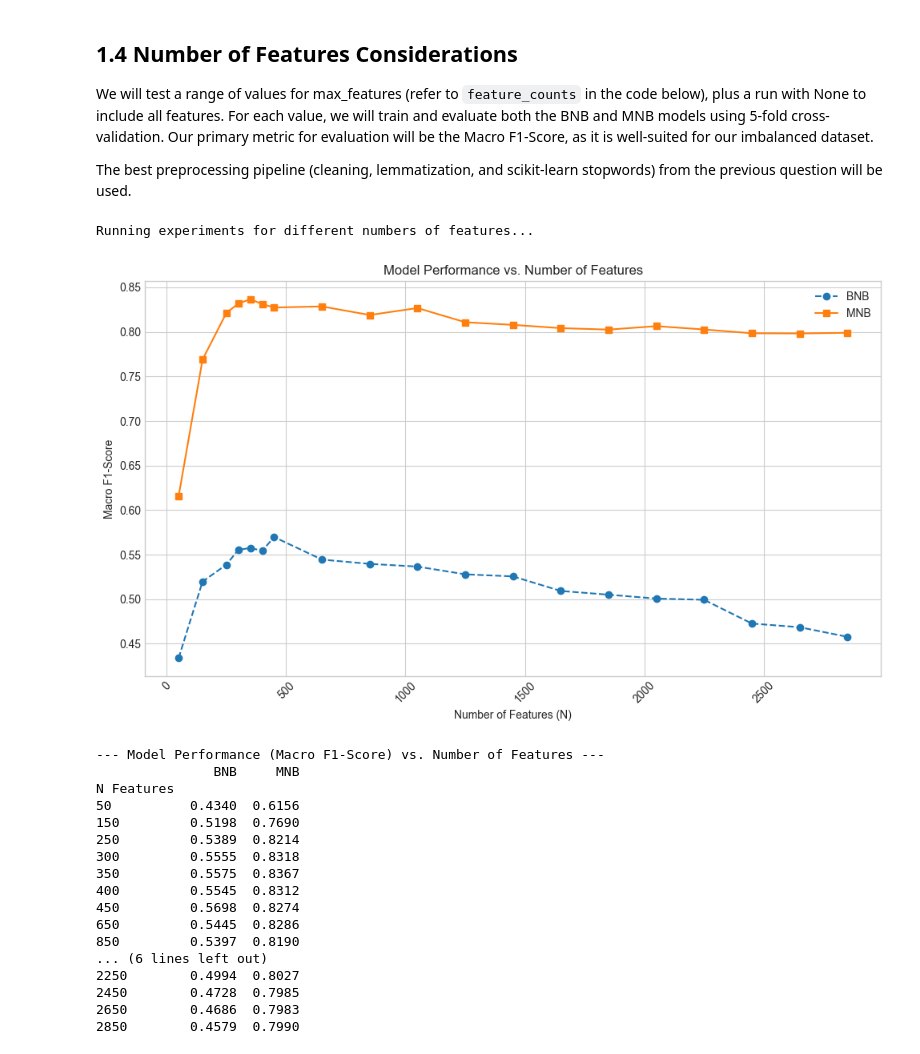
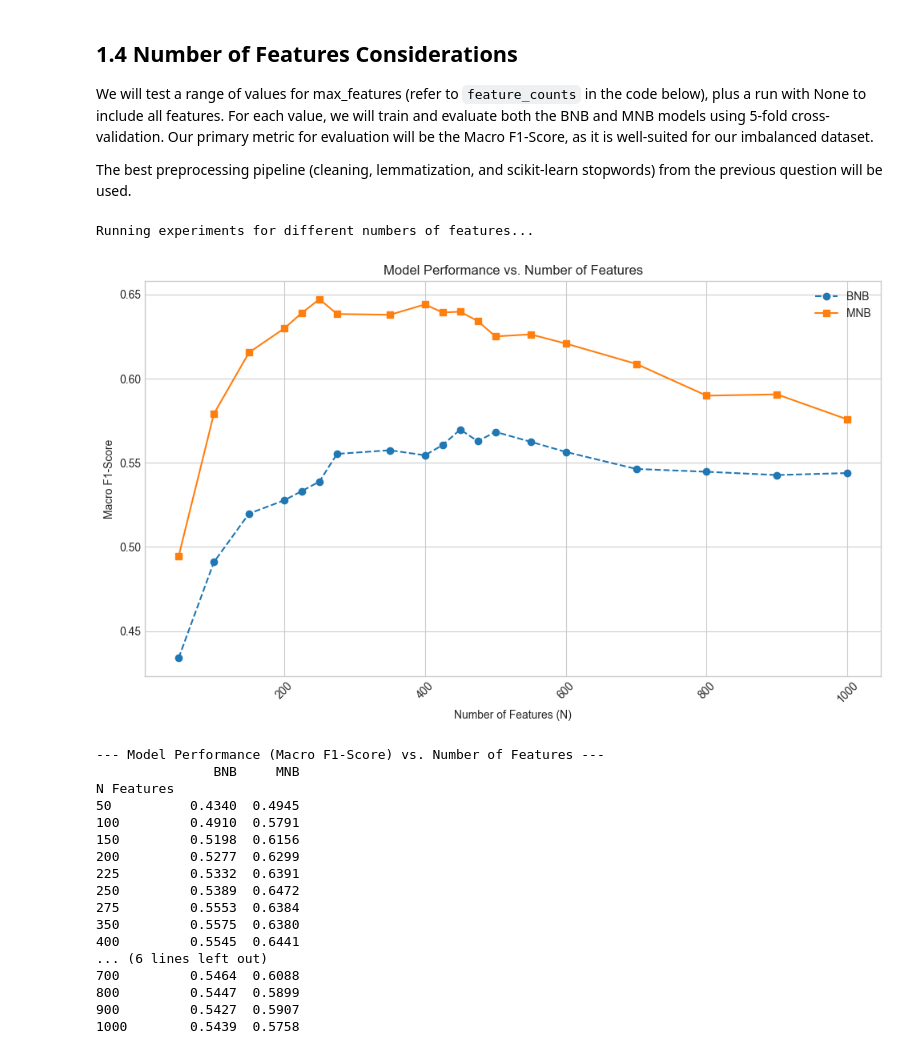
Before and after one commit to axyn45/comp9727-25t2, a Jupyter notebook: assignment/main.ipynb, the cells around one changed output. Saved outputs shown, nothing was run; the diff lists cells and outputs as text; code cells hidden in the pictures.

```diff
--- a/assignment/main.ipynb
+++ b/assignment/main.ipynb
@@ -274,7 +277,7 @@ For this evaluation, our main metrics will be:
 We will now evaluate the BNB and MNB models using the best preprocessing pipeline identified previously (Clean + Sklearn Stopwords + Lemmatize) and 5-fold cross-validation. We use cross_val_predict to get the predictions for each song, which allows us to generate a detailed classification report and a confusion matrix.
 # %%
 
-from sklearn.feature_extraction.text import CountVectorizer
+# from sklearn.feature_extraction.text import CountVectorizer
 from sklearn.naive_bayes import MultinomialNB, BernoulliNB
 from sklearn.pipeline import Pipeline
 from sklearn.model_selection import cross_val_predict
@@ -285,12 +288,12 @@ def best_preprocessor(text):
     return lemmatize_text(clean_text(text))
 
 # prepare data
-df['document'] = df['artist_name'] + ' ' + df['track_name'] + ' ' + df['genre'] + ' ' + df['lyrics']+ ' ' + df['year']
+df['document'] = df['artist_name'] + ' ' + df['track_name'] + ' ' + df['genre'] + ' ' + df['lyrics']
 X = df['document']
 y = df['topic']
 
 # define the models within a pipeline
-vectorizer = CountVectorizer(preprocessor=best_preprocessor, stop_words='english')
+vectorizer = TfidfVectorizer(preprocessor=best_preprocessor, stop_words='english')
 
 # BNB Pipeline
 bnb_pipeline = Pipeline([
@@ -392,13 +412,15 @@ y = df['topic']
 
 # testing with a smaller gap between 250 and 450 to more accurately approach the peak value
 feature_counts = [i for i in range(50,250,100)]+[i for i in range(250,450,50)]+[i for i in range(450,3000,200)]
+feature_counts = [50,100,150,200,225,250,275,350,400,425,450,475,500,550,600,700,800,900,1000]
+
 results = []
 
 # run the experiment
 print("Running experiments for different numbers of features...")
 for n in feature_counts:
     # create vectorizer with the specified max_features
-    vectorizer = CountVectorizer(
+    vectorizer = TfidfVectorizer(
         preprocessor=best_preprocessor,
         stop_words='english',
         max_features=n
@@ -418,50 +440,52 @@ for n in feature_counts:
 
 # convert results to DataFrame for easy plotting and display
 results_df = pd.DataFrame(results).set_index('N Features')
 
+## TODO
+andansdioaidn
 # get the total number of features when N is None
-temp_vect = CountVectorizer(preprocessor=best_preprocessor, stop_words='english', max_features=None)
+temp_vect = TfidfVectorizer(preprocessor=best_preprocessor, stop_words='english', max_features=None)
 temp_vect.fit(X)
 total_features = len(temp_vect.get_feature_names_out())
 results_df.rename(index={'All': total_features}, inplace=True)
 
 
 # plot the results
 plt.style.use('seaborn-v0_8-whitegrid')
 plt.figure(figsize=(10, 6))
 plt.plot(results_df.index, results_df['BNB'], marker='o', linestyle='--', label='BNB')
 plt.plot(results_df.index, results_df['MNB'], marker='s', linestyle='-', label='MNB')
 
 plt.title('Model Performance vs. Number of Features')
 plt.xlabel('Number of Features (N)')
 plt.ylabel('Macro F1-Score')
 plt.legend()
 plt.xticks(rotation=45)
 plt.tight_layout()
 plt.savefig('feature_performance.png')
 plt.show()
 
 # display the results table
 print("\n--- Model Performance (Macro F1-Score) vs. Number of Features ---")
 print(results_df.round(4))
 # %% [output]
 Running experiments for different numbers of features...
-[figure, old version]
+[figure, new version]
 --- Model Performance (Macro F1-Score) vs. Number of Features ---
                BNB     MNB
 N Features
-50          0.4340  0.6156
-150         0.5198  0.7690
-250         0.5389  0.8214
-300         0.5555  0.8318
-350         0.5575  0.8367
-400         0.5545  0.8312
-450         0.5698  0.8274
-650         0.5445  0.8286
-850         0.5397  0.8190
+50          0.4340  0.4945
+100         0.4910  0.5791
+150         0.5198  0.6156
+200         0.5277  0.6299
+225         0.5332  0.6391
+250         0.5389  0.6472
+275         0.5553  0.6384
+350         0.5575  0.6380
+400         0.5545  0.6441
 ... (6 lines left out)
-2250        0.4994  0.8027
-2450        0.4728  0.7985
-2650        0.4686  0.7983
-2850        0.4579  0.7990
+700         0.5464  0.6088
+800         0.5447  0.5899
+900         0.5427  0.5907
+1000        0.5439  0.5758
 # %% [markdown]
```
Also changed, not shown: parts of 7 cells of this notebook, 2 other files.
